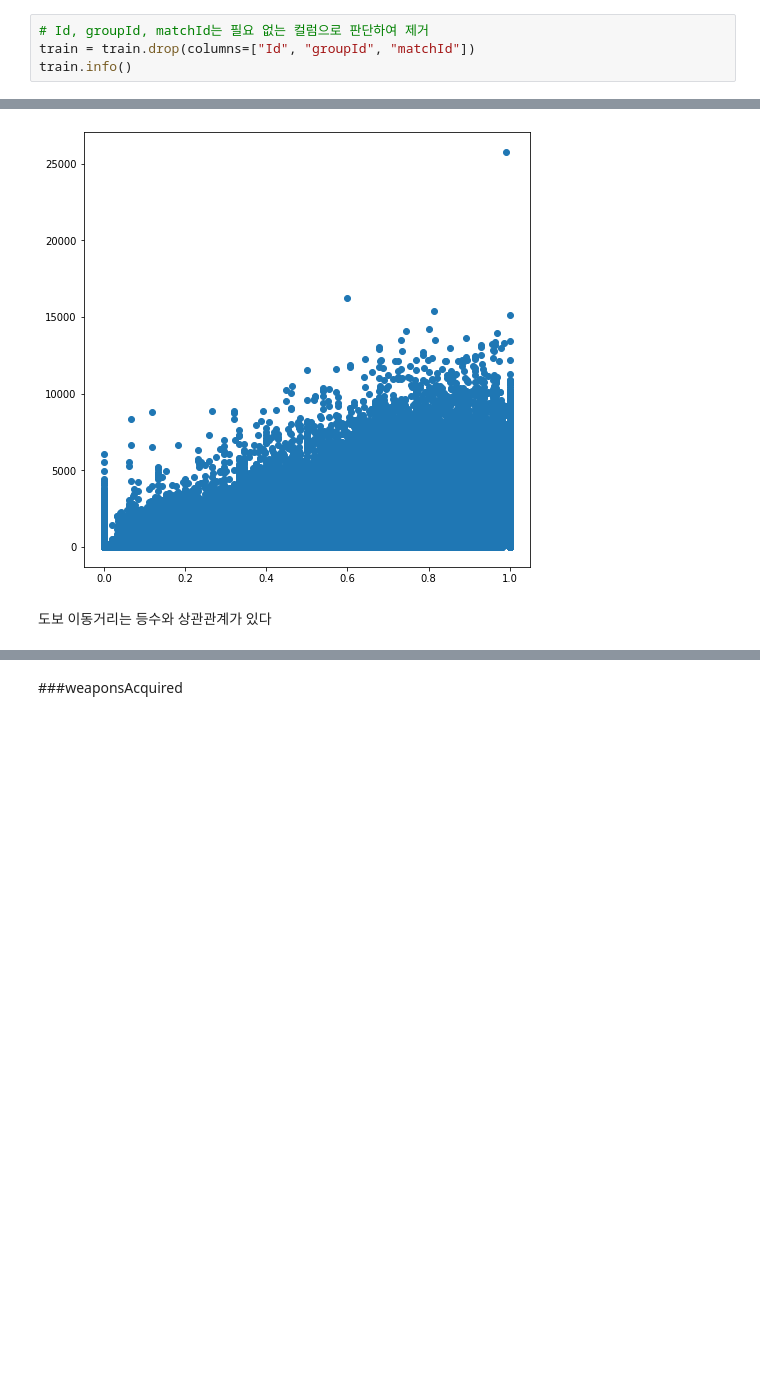
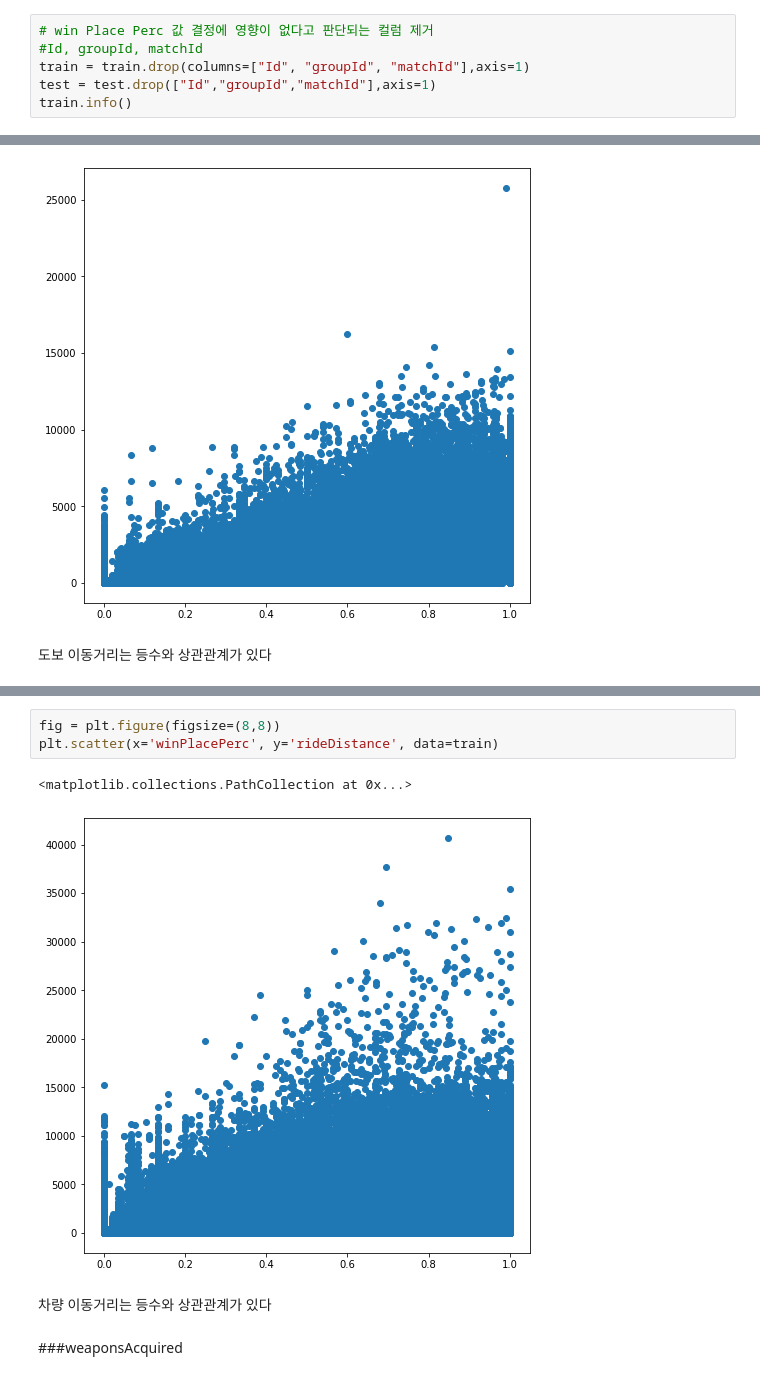
Before and after one commit to wjdrnqja9/TIL, a Jupyter notebook: eda/PUBG_Mini_PJT.ipynb, the cells around one changed output, grey strips where cells are left out. Cells and saved outputs as stored; diff of their text form; blank space fills up the shorter version.

```diff
--- a/eda/PUBG_Mini_PJT.ipynb
+++ b/eda/PUBG_Mini_PJT.ipynb
@@ -202,8 +184,10 @@ dtype: int64
 # win Place Perc 결측 행 제거
 train = train.dropna(axis=0)
 # %%
-# Id, groupId, matchId는 필요 없는 컬럼으로 판단하여 제거
-train = train.drop(columns=["Id", "groupId", "matchId"])
+# win Place Perc 값 결정에 영향이 없다고 판단되는 컬럼 제거
+#Id, groupId, matchId
+train = train.drop(columns=["Id", "groupId", "matchId"],axis=1)
+test = test.drop(["Id","groupId","matchId"],axis=1)
 train.info()
 # %% [output]
 <class 'pandas.core.frame.DataFrame'>
@@ -360,3 +380,11 @@ plt.scatter(x='winPlacePerc', y='walkDistance', data=train)
+# %%
+fig = plt.figure(figsize=(8,8))
+plt.scatter(x='winPlacePerc', y='rideDistance', data=train)
+# %% [output]
+<matplotlib.collections.PathCollection at 0x...>
+[figure, added]
+# %% [markdown]
+차량 이동거리는 등수와 상관관계가 있다
 # %% [markdown]
 ###weaponsAcquired
 # %%
```
Also changed, not shown: parts of 25 cells of this notebook.
